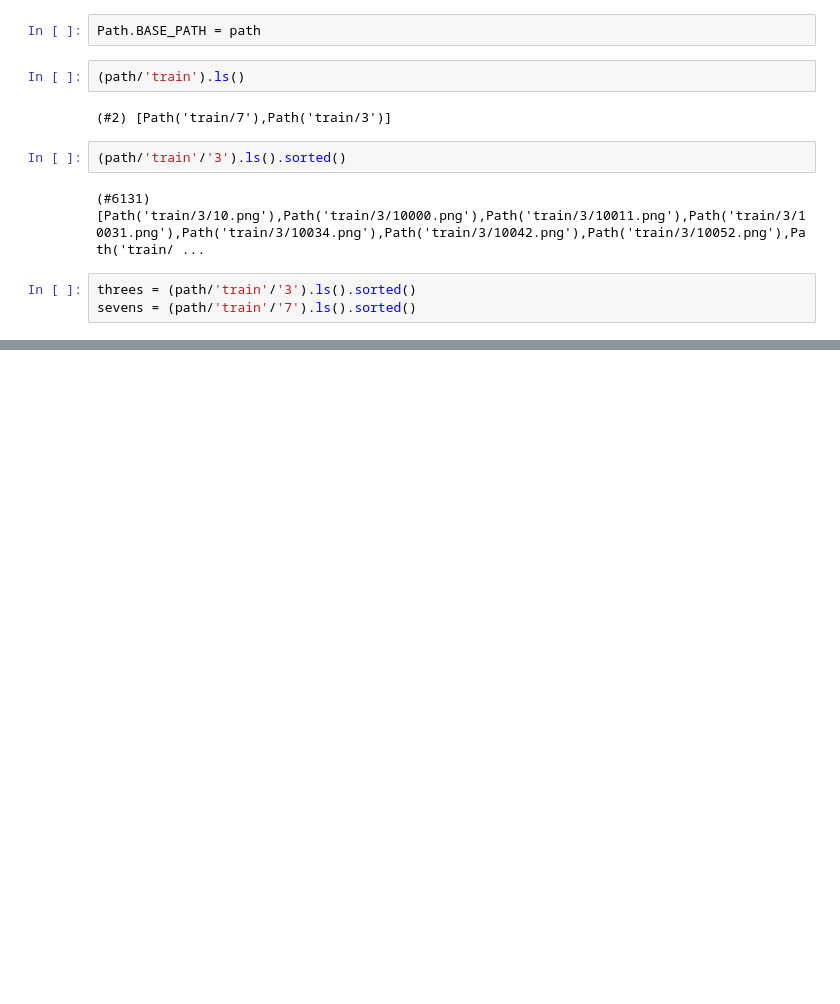
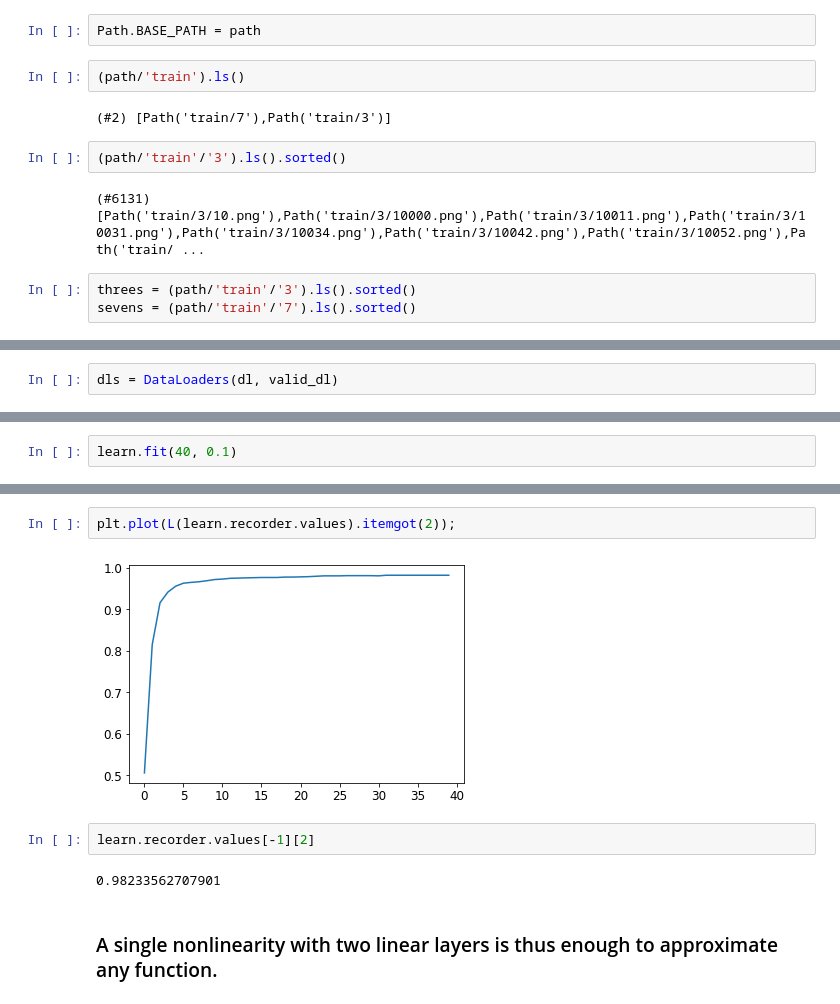
Before and after one commit to rohitnikam1/Fastai-projects, a Jupyter notebook: mnist_basics.ipynb, the cells around one changed output, grey strips where cells are left out. Drawn from its saved outputs; the diff is of its cells as text; blank space fills up the shorter version.

```diff
--- a/mnist_basics.ipynb
+++ b/mnist_basics.ipynb
@@ -31,0 +490,2 @@ Image.open(im7_path)
+# %%
+dls = DataLoaders(dl, valid_dl)
@@ -31,0 +556,2 @@ Image.open(im7_path)
+# %%
+learn.fit(40, 0.1)
@@ -31,0 +576,10 @@ Image.open(im7_path)
+# %%
+plt.plot(L(learn.recorder.values).itemgot(2));
+# %% [output]
+[figure, added]
+# %%
+learn.recorder.values[-1][2]
+# %% [output]
+0.98233562707901
+# %% [markdown]
+### A single nonlinearity with two linear layers is thus enough to approximate any function.
```
Also changed, not shown: parts of 112 cells of this notebook.
